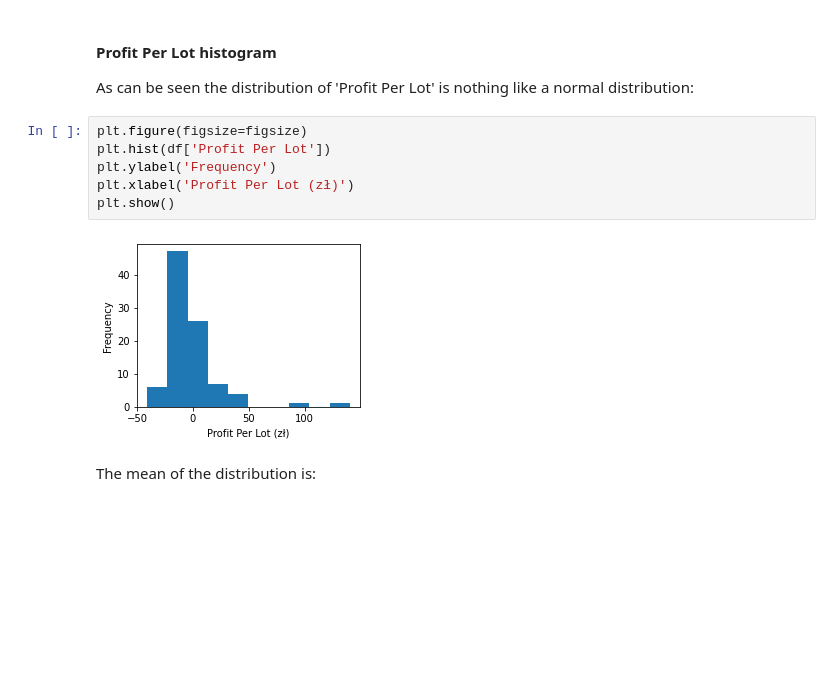
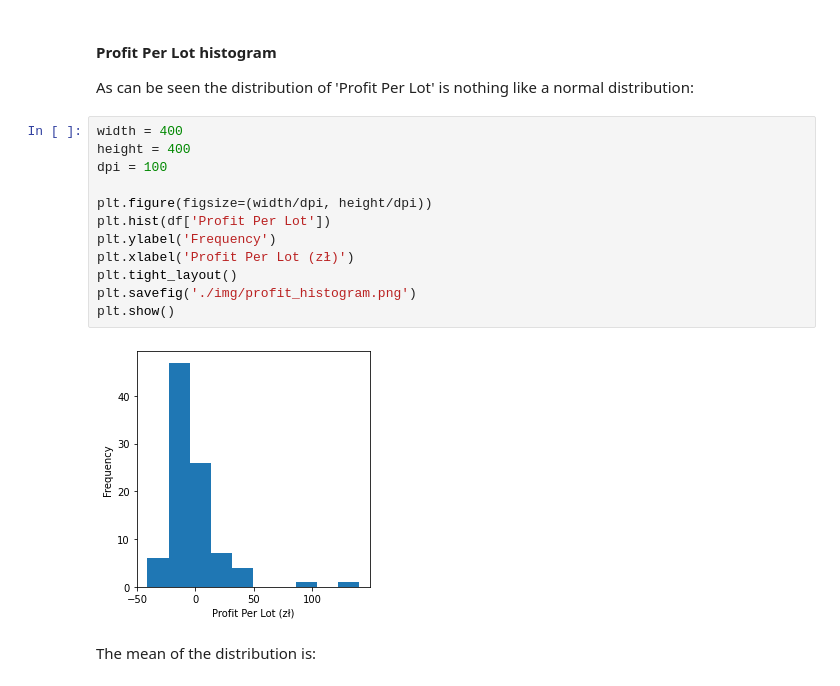
Before and after one commit to besiobu/data-science-portfolio, a Jupyter notebook: trading-results/Trading Results Analysis.ipynb, the cells around one changed output. Saved outputs shown, nothing was run; the diff lists cells and outputs as text; blank space fills up the shorter version.

Commit message:
Make profit and probability plots bigger, generate pdf.

```diff
--- a/trading-results/Trading Results Analysis.ipynb
+++ b/trading-results/Trading Results Analysis.ipynb
@@ -360,13 +360,19 @@ Since the trades vary in lot size it makes more sense to look at 'Profit Per Lot
 #### Profit Per Lot histogram
 As can be seen the distribution of 'Profit Per Lot' is nothing like a normal distribution:
 # %%
-plt.figure(figsize=figsize)
+width = 400
+height = 400
+dpi = 100
+
+plt.figure(figsize=(width/dpi, height/dpi))
 plt.hist(df['Profit Per Lot'])
 plt.ylabel('Frequency')
 plt.xlabel('Profit Per Lot (zł)')
+plt.tight_layout()
+plt.savefig('./img/profit_histogram.png')
 plt.show()
 # %% [output]
-[figure, old version]
+[figure, new version]
 # %% [markdown]
 The mean of the distribution is:
 # %%
```
Also changed, not shown: parts of 3 cells of this notebook, 4 other files.
